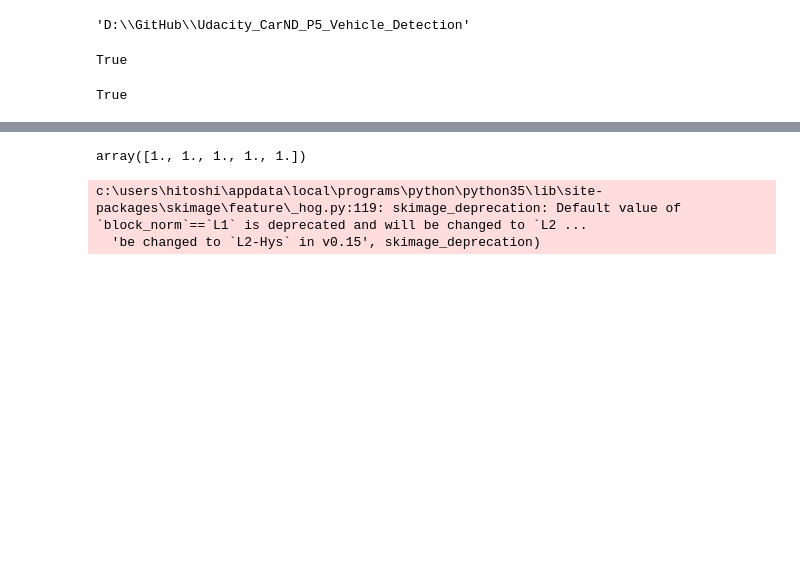
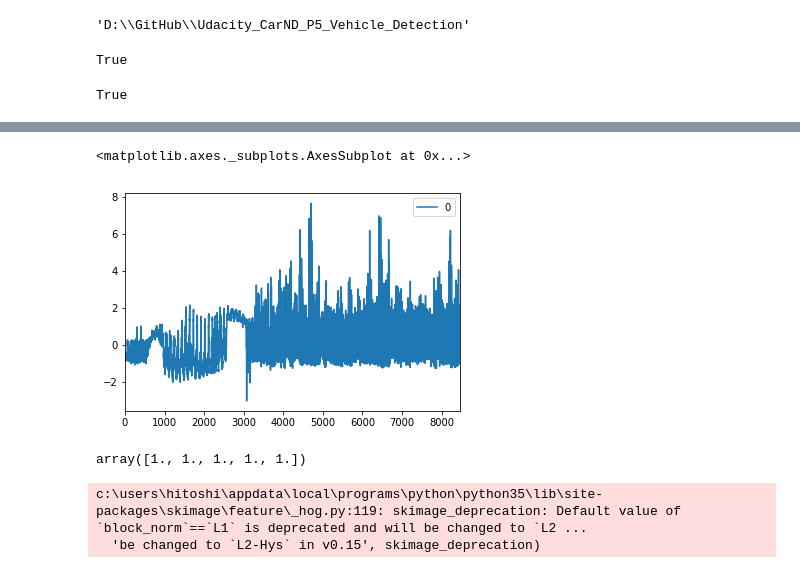
Before and after one commit to GinYoshida/Udacity_CarND_P5_Vehicle_Detection, a Jupyter notebook: Code_test.ipynb, the cells around one changed output, grey strips where cells are left out. Drawn from its saved outputs; the diff is of its cells as text; code cells hidden in the pictures; blank space fills up the shorter version.

```diff
--- a/Code_test.ipynb
+++ b/Code_test.ipynb
@@ -174,3 +186,10 @@ error: C:\projects\opencv-python\opencv\modules\imgproc\src\color.cpp:10606: err
+# %%
+panda_data = pd.DataFrame(X_[1
+                            ])
+panda_data.plot.line()
+# %% [output]
+<matplotlib.axes._subplots.AxesSubplot at 0x...>
+[figure, added]
 # %%
 X_ = X_scaler.transform(X_feature)
 # %%
```
Also changed, not shown: parts of 4 cells of this notebook, 1 other file.
